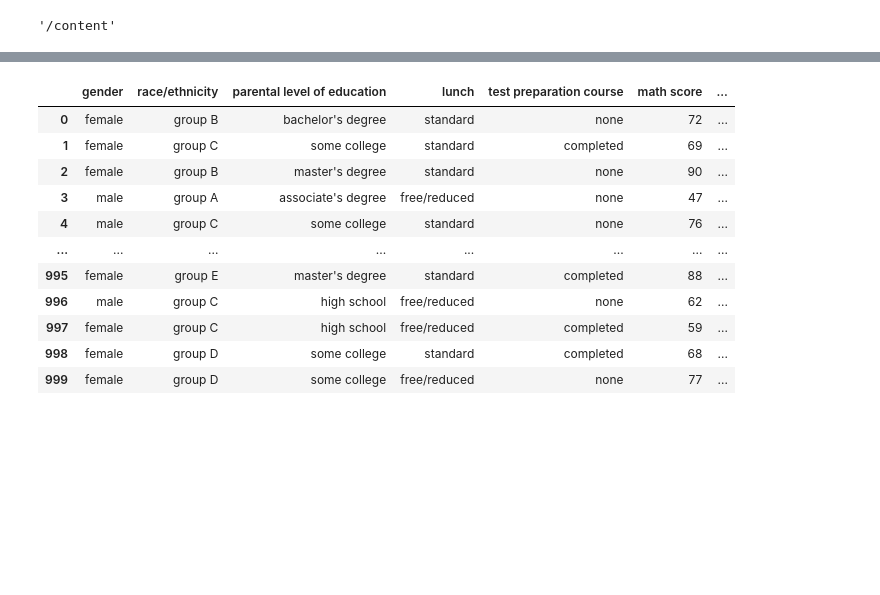
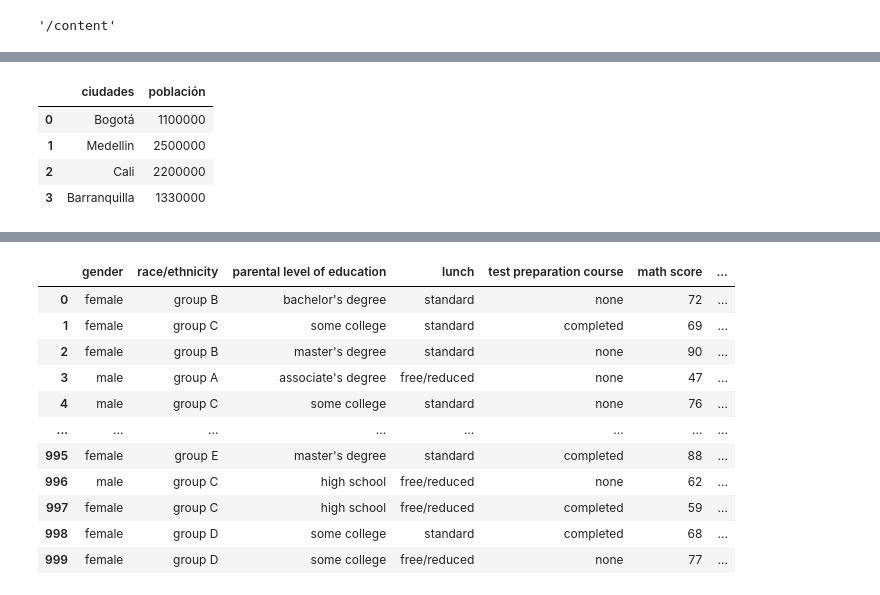
Before and after one commit to nomo82/python, a Jupyter notebook: Python_2.ipynb, the cells around one changed output, grey strips where cells are left out. Cells and saved outputs as stored; diff of their text form; code cells hidden in the pictures; blank space fills up the shorter version.

```diff
--- a/Python_2.ipynb
+++ b/Python_2.ipynb
@@ -158,0 +99,9 @@ estudiantes=pd.read_csv("/content/drive/MyDrive/StudentsPerformance (1) (1).csv"
+# %%
+#Llamo el Dataframe
+df5
+# %% [output]
+|  | ciudades | población |
+| 0 | Bogotá | 1100000 |
+| 1 | Medellin | 2500000 |
+| 2 | Cali | 2200000 |
+| 3 | Barranquilla | 1330000 |
```
Also changed, not shown: parts of 97 cells of this notebook.
